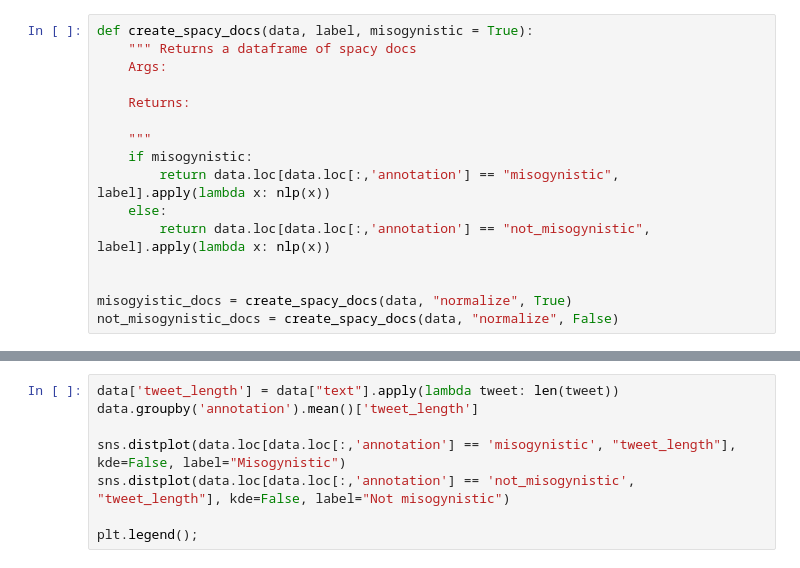
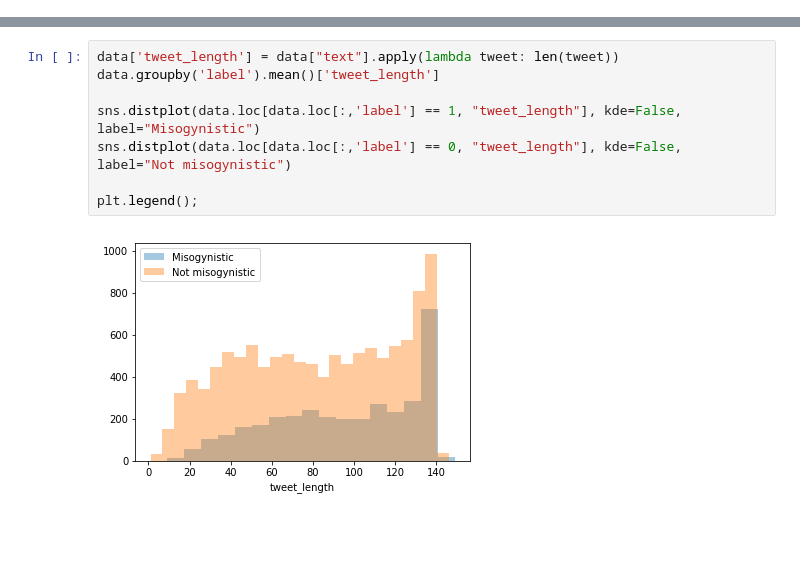
Before and after one commit to opt-out-tools/find-out, a Jupyter notebook: notebooks/hatespeech/exploratory_data_analysis_hatespeech.ipynb, the cells around one changed output, grey strips where cells are left out. Saved outputs shown, nothing was run; the diff lists cells and outputs as text; blank space fills up the shorter version.

```diff
--- a/notebooks/hatespeech/exploratory_data_analysis_hatespeech.ipynb
+++ b/notebooks/hatespeech/exploratory_data_analysis_hatespeech.ipynb
@@ -15,16 +0,0 @@ nlp = spacy.load("en_core_web_md")
-# %%
-def create_spacy_docs(data, label, misogynistic = True):
-    """ Returns a dataframe of spacy docs
-    Args:
-
-    Returns:
-
-    """
-    if misogynistic:
-        return data.loc[data.loc[:,'annotation'] == "misogynistic", label].apply(lambda x: nlp(x))
-    else:
-        return data.loc[data.loc[:,'annotation'] == "not_misogynistic", label].apply(lambda x: nlp(x))
-
-
-misogyistic_docs = create_spacy_docs(data, "normalize", True)
-not_misogynistic_docs = create_spacy_docs(data, "normalize", False)
@@ -61,8 +43,10 @@ plt.show()
 # %%
 data['tweet_length'] = data["text"].apply(lambda tweet: len(tweet))
-data.groupby('annotation').mean()['tweet_length']
+data.groupby('label').mean()['tweet_length']
 
-sns.distplot(data.loc[data.loc[:,'annotation'] == 'misogynistic', "tweet_length"], kde=False, label="Misogynistic")
-sns.distplot(data.loc[data.loc[:,'annotation'] == 'not_misogynistic', "tweet_length"], kde=False, label="Not misogynistic")
+sns.distplot(data.loc[data.loc[:,'label'] == 1, "tweet_length"], kde=False, label="Misogynistic")
+sns.distplot(data.loc[data.loc[:,'label'] == 0, "tweet_length"], kde=False, label="Not misogynistic")
 
 plt.legend();
+# %% [output]
+[figure, added]
```
Also changed, not shown: parts of 13 cells of this notebook, 6 other files.
